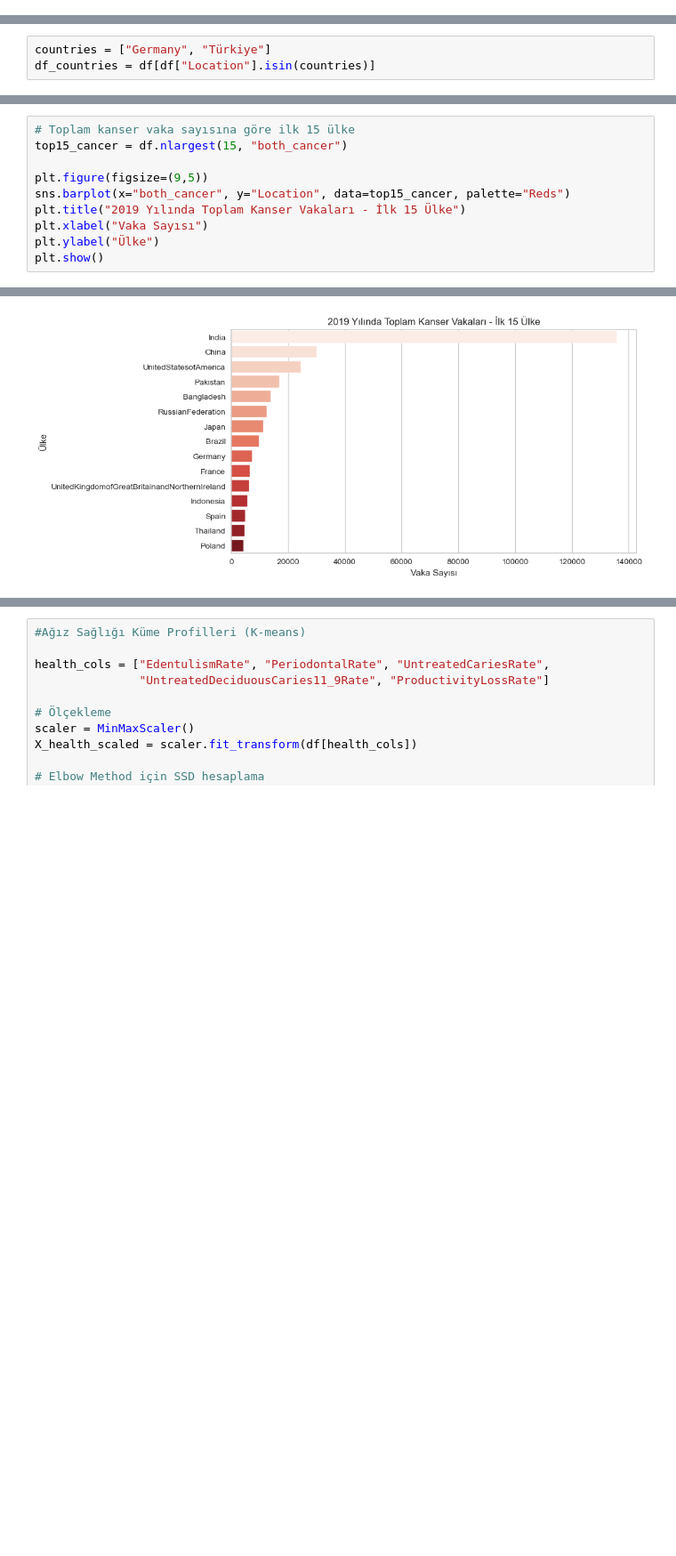
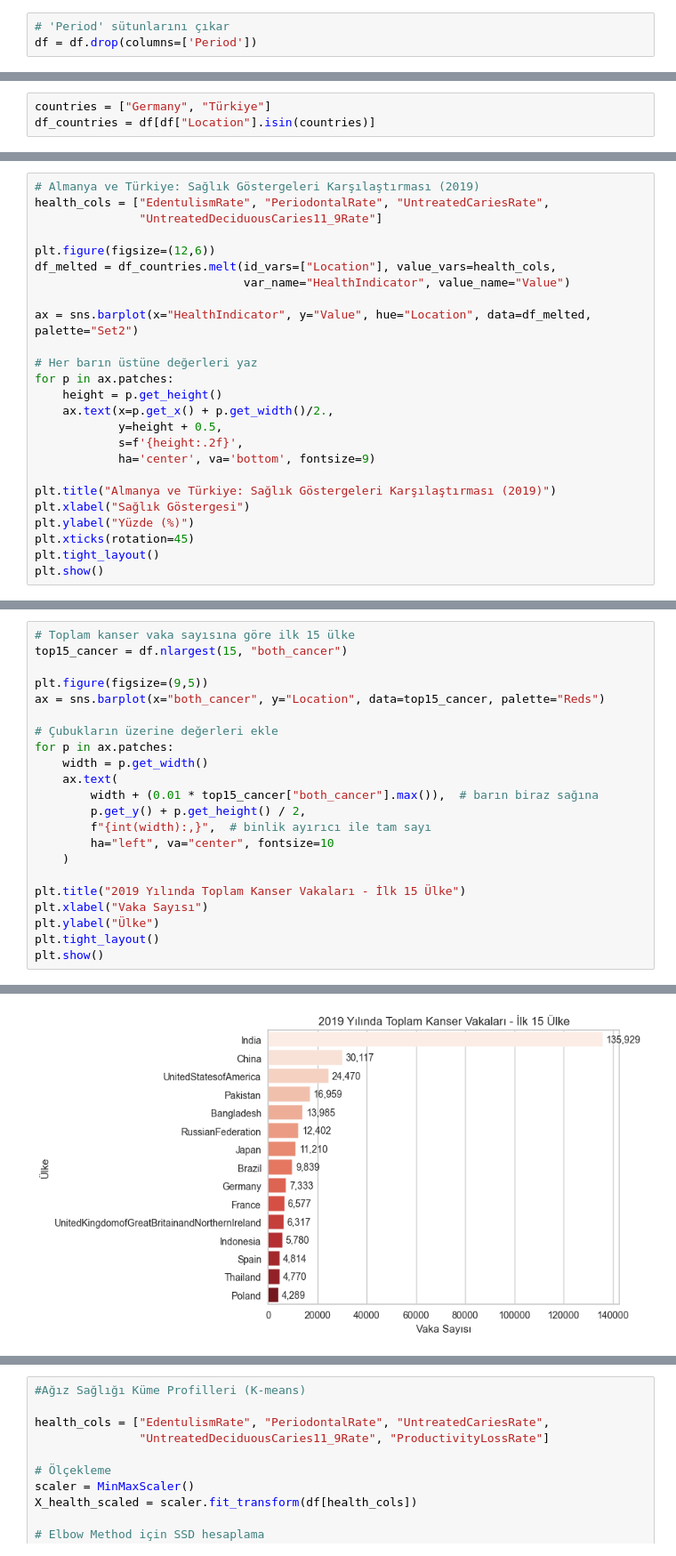
Before and after one commit to GumrahDuyguCulhacik/GlobalDentalStats, a Jupyter notebook: notebooks/mergedlast.ipynb, the cells around one changed output, grey strips where cells are left out. Shown at 89% size. Cells and saved outputs as stored; diff of their text form; blank space fills up the shorter version.

```diff
--- a/notebooks/mergedlast.ipynb
+++ b/notebooks/mergedlast.ipynb
@@ -119,6 +143,9 @@ both_cancer                         float64
 female_cancer                       float64
 male_cancer                         float64
 dtype: object
+# %%
+# 'Period' sütunlarını çıkar
+df = df.drop(columns=['Period'])
 # %%
 df[df["female_cancer"].isna() & df["both_cancer"].notna()]
 # %% [output]
@@ -471,0 +503,25 @@ plt.show()
+# %%
+# Almanya ve Türkiye: Sağlık Göstergeleri Karşılaştırması (2019)
+health_cols = ["EdentulismRate", "PeriodontalRate", "UntreatedCariesRate",
+               "UntreatedDeciduousCaries11_9Rate"]
+
+plt.figure(figsize=(12,6))
+df_melted = df_countries.melt(id_vars=["Location"], value_vars=health_cols,
+                              var_name="HealthIndicator", value_name="Value")
+
+ax = sns.barplot(x="HealthIndicator", y="Value", hue="Location", data=df_melted, palette="Set2")
+
+# Her barın üstüne değerleri yaz
+for p in ax.patches:
+    height = p.get_height()
+    ax.text(x=p.get_x() + p.get_width()/2.,
+            y=height + 0.5,
+            s=f'{height:.2f}',
+            ha='center', va='bottom', fontsize=9)
+
+plt.title("Almanya ve Türkiye: Sağlık Göstergeleri Karşılaştırması (2019)")
+plt.xlabel("Sağlık Göstergesi")
+plt.ylabel("Yüzde (%)")
+plt.xticks(rotation=45)
+plt.tight_layout()
+plt.show()
@@ -474,9 +577,21 @@ plt.show()
 top15_cancer = df.nlargest(15, "both_cancer")
 
 plt.figure(figsize=(9,5))
-sns.barplot(x="both_cancer", y="Location", data=top15_cancer, palette="Reds")
+ax = sns.barplot(x="both_cancer", y="Location", data=top15_cancer, palette="Reds")
+
+# Çubukların üzerine değerleri ekle
+for p in ax.patches:
+    width = p.get_width()
+    ax.text(
+        width + (0.01 * top15_cancer["both_cancer"].max()),  # barın biraz sağına
+        p.get_y() + p.get_height() / 2,
+        f"{int(width):,}",  # binlik ayırıcı ile tam sayı
+        ha="left", va="center", fontsize=10
+    )
+
 plt.title("2019 Yılında Toplam Kanser Vakaları - İlk 15 Ülke")
 plt.xlabel("Vaka Sayısı")
 plt.ylabel("Ülke")
+plt.tight_layout()
 plt.show()
 # %% [output]
@@ -483,4 +601,4 @@ plt.show()
-[figure, old version]
+[figure, new version]
 # %%
 # Sadece ilk 10 ülke ile örnek
 top10_cancer = df.nlargest(10, "both_cancer")
```
Also changed, not shown: parts of 83 cells of this notebook.
